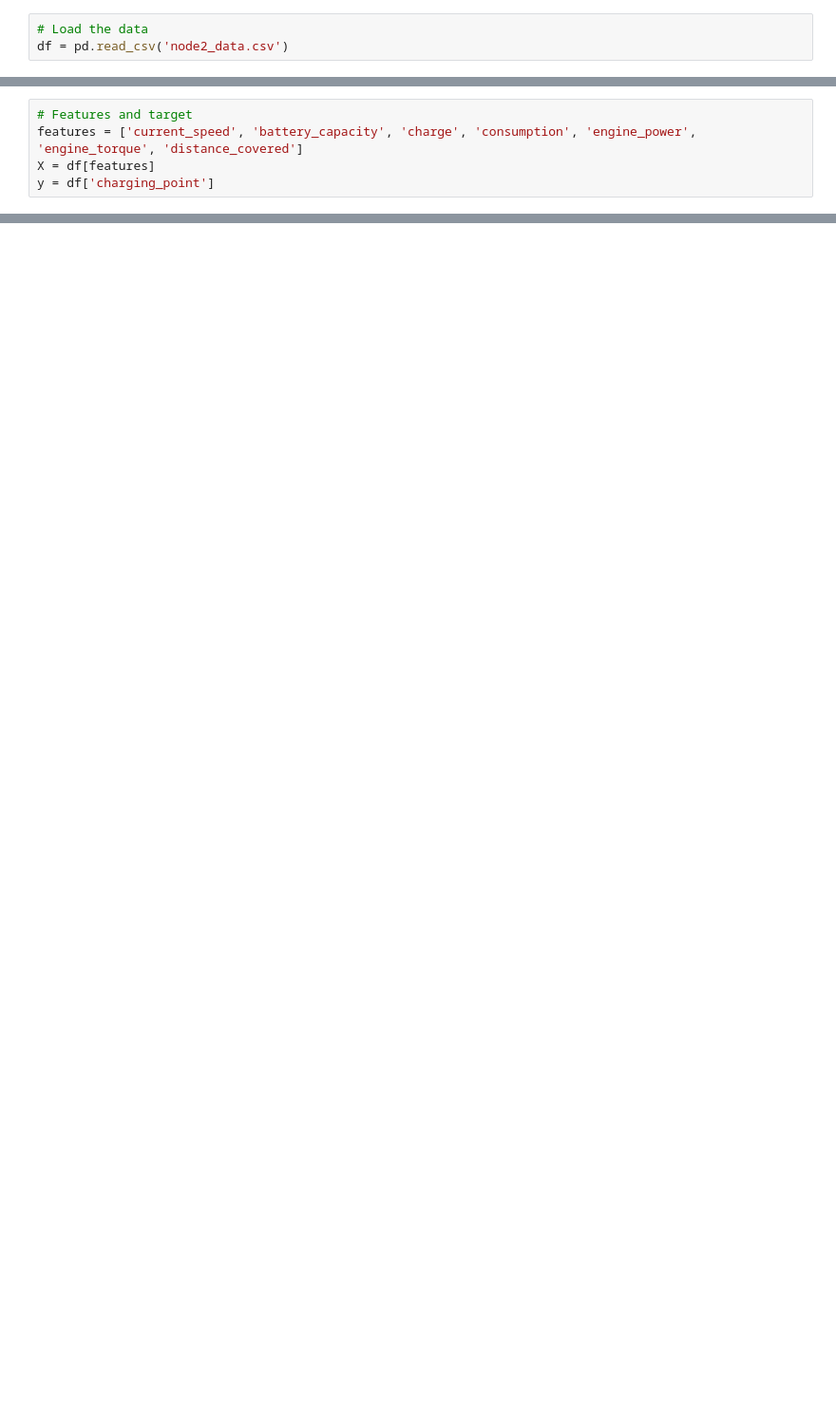
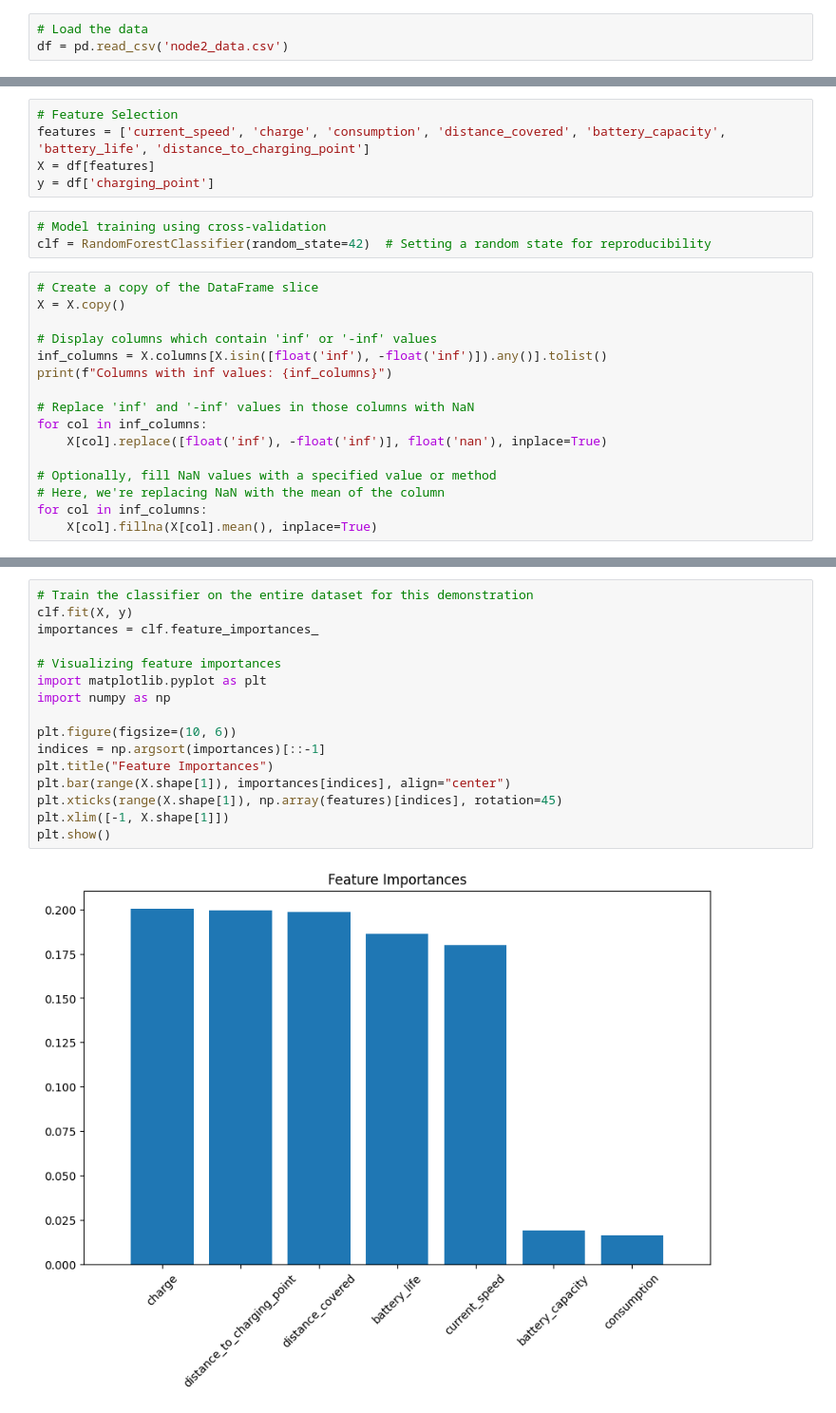
Before and after one commit to Maitham16/practical1, a Jupyter notebook: node2_ML.ipynb, the cells around one changed output, grey strips where cells are left out. Shown at 95% size. Drawn from its saved outputs; the diff is of its cells as text; blank space fills up the shorter version.

Commit message:
ML model

```diff
--- a/node2_ML.ipynb
+++ b/node2_ML.ipynb
@@ -11,6 +11,25 @@ df = pd.read_csv('node2_data.csv')
 df['charging_point'] = [1 if i % 10 == 0 else 0 for i in range(len(df))]
 # %%
-# Features and target
-features = ['current_speed', 'battery_capacity', 'charge', 'consumption', 'engine_power', 'engine_torque', 'distance_covered']
+# Feature Selection
+features = ['current_speed', 'charge', 'consumption', 'distance_covered', 'battery_capacity', 'battery_life', 'distance_to_charging_point']
 X = df[features]
 y = df['charging_point']
+# %%
+# Model training using cross-validation
+clf = RandomForestClassifier(random_state=42)  # Setting a random state for reproducibility
+# %%
+# Create a copy of the DataFrame slice
+X = X.copy()
+
+# Display columns which contain 'inf' or '-inf' values
+inf_columns = X.columns[X.isin([float('inf'), -float('inf')]).any()].tolist()
+print(f"Columns with inf values: {inf_columns}")
+
+# Replace 'inf' and '-inf' values in those columns with NaN
+for col in inf_columns:
+    X[col].replace([float('inf'), -float('inf')], float('nan'), inplace=True)
+
+# Optionally, fill NaN values with a specified value or method
+# Here, we're replacing NaN with the mean of the column
+for col in inf_columns:
+    X[col].fillna(X[col].mean(), inplace=True)
@@ -16,0 +56,18 @@ y = df['charging_point']
+# %%
+# Train the classifier on the entire dataset for this demonstration
+clf.fit(X, y)
+importances = clf.feature_importances_
+
+# Visualizing feature importances
+import matplotlib.pyplot as plt
+import numpy as np
+
+plt.figure(figsize=(10, 6))
+indices = np.argsort(importances)[::-1]
+plt.title("Feature Importances")
+plt.bar(range(X.shape[1]), importances[indices], align="center")
+plt.xticks(range(X.shape[1]), np.array(features)[indices], rotation=45)
+plt.xlim([-1, X.shape[1]])
+plt.show()
+# %% [output]
+[figure, added]
```
Also changed, not shown: parts of 17 cells of this notebook.
